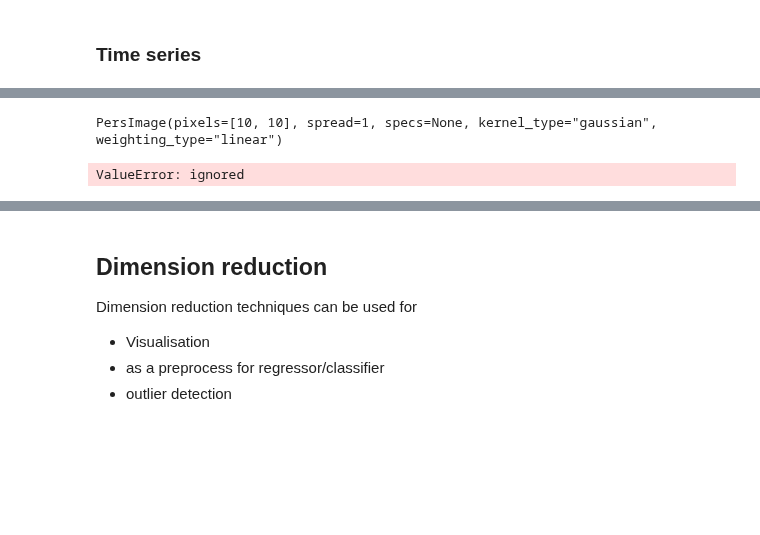
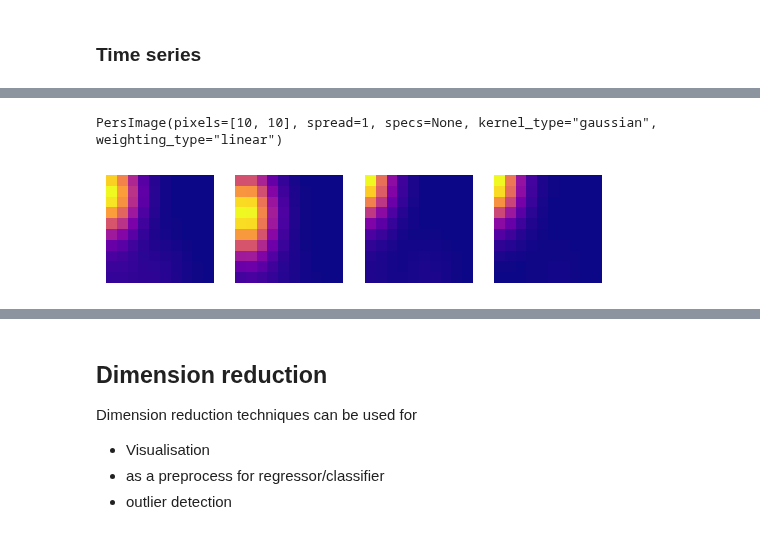
Before and after one commit to shizuo-kaji/TutorialTopologicalDataAnalysis, a Jupyter notebook: TopologicalDataAnalysisWithPython.ipynb, the cells around one changed output, grey strips where cells are left out. Drawn from its saved outputs; the diff is of its cells as text; code cells hidden in the pictures; blank space fills up the shorter version.

```diff
--- a/TopologicalDataAnalysisWithPython.ipynb
+++ b/TopologicalDataAnalysisWithPython.ipynb
@@ -308,19 +506,21 @@ for i in range(5):
 # %%
-# compute PH and vectorise
+## compute PH and vectorise
 import persim,cripser
+import importlib
 
-pim=persim.PersImage(pixels=[10,10], spread=1)
+#pim=persim.PersImage(pixels=[10,10], spread=1)
+pim=PersImage(pixels=[10,10], spread=1)
 pds, pims = [], []
 for i in range(len(X)):
     pd = cripser.computePH(X[i])[:,1:3]    # compute PH
     pds.append(np.clip(pd,a_min=-2,a_max=2))  # clip min/max birth/death
     pims.append(pim.transform(pds[i])) # vectorise by persistence image
 for i in range(4):   # plot persistence images
     ax = plt.subplot(240+i+1)
     pim.show(pims[i], ax)
 # %% [output]
 PersImage(pixels=[10, 10], spread=1, specs=None, kernel_type="gaussian", weighting_type="linear")
-ValueError: ignored
+[figure, added]
 # %%
 # linear regression for the period with Lasso
 from sklearn import linear_model
```
Also changed, not shown: parts of 18 cells of this notebook.
